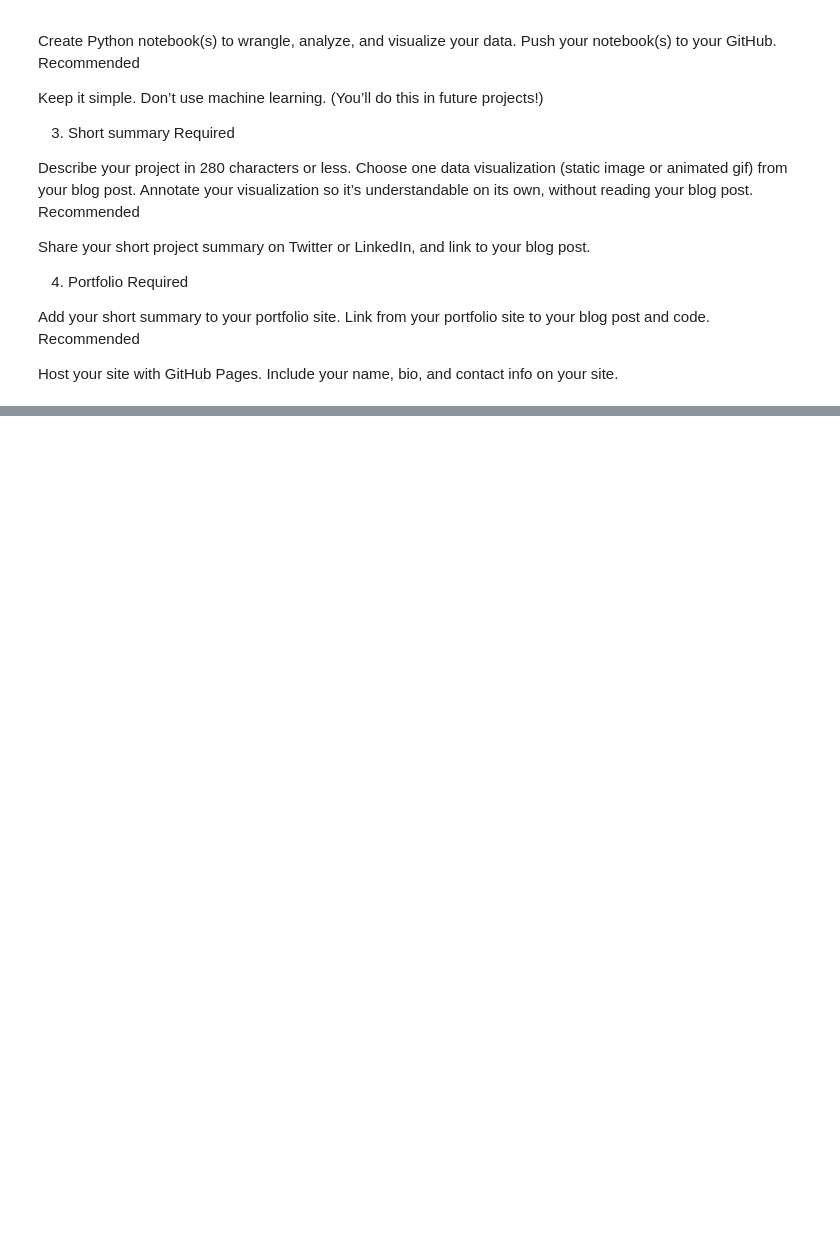
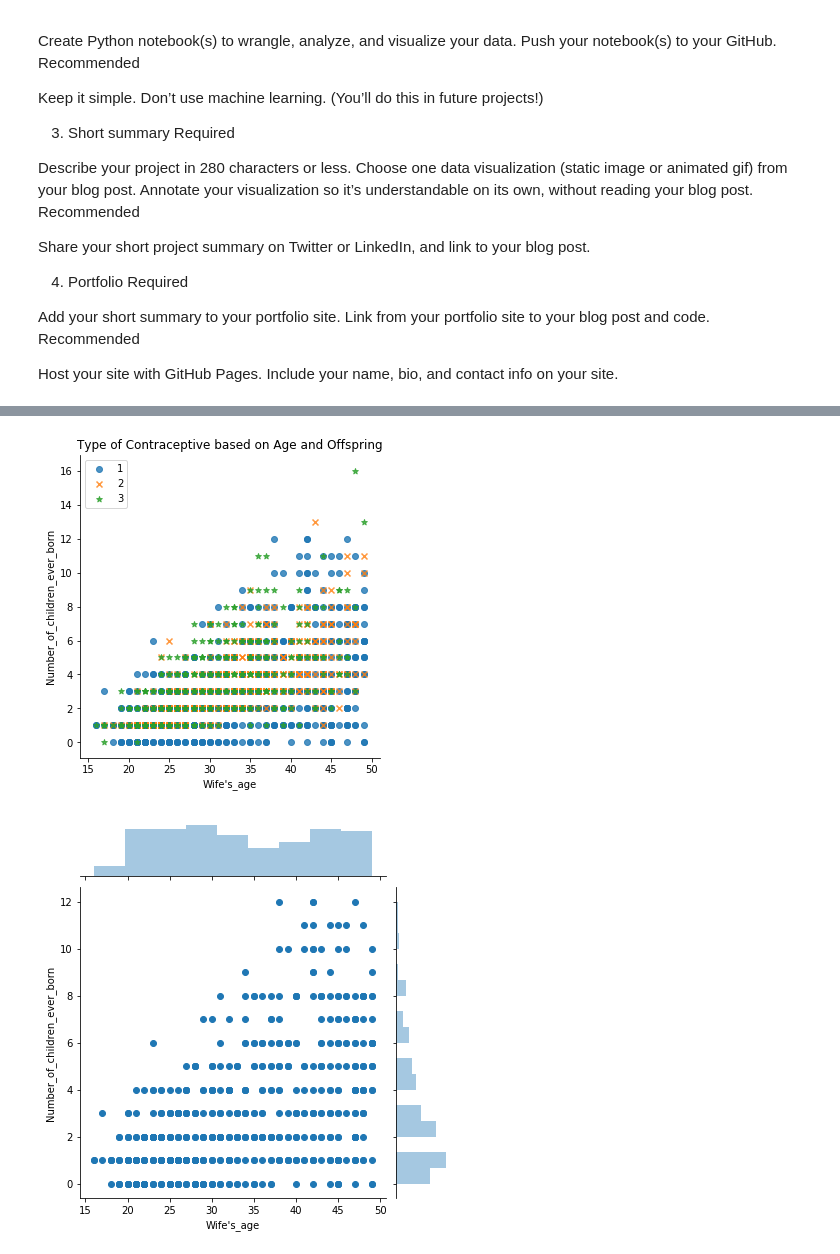
Before and after one commit to nvisagan/Project1, a Jupyter notebook: Contraceptive_Project.ipynb, the cells around one changed output, grey strips where cells are left out. Saved outputs shown, nothing was run; the diff lists cells and outputs as text; code cells hidden in the pictures; blank space fills up the shorter version.

```diff
--- a/Contraceptive_Project.ipynb
+++ b/Contraceptive_Project.ipynb
@@ -85,0 +94,12 @@ contraceptivedf.plot()
+# %%
+# Working with Contraceptive One use
+
+wcOne = contradf[(contradf["Contraceptive_method_used"] == 1)]
+
+
+#Drop the other except the work and # of children
+wcOne = wcOne.drop(["Wife's_education",
+                  "Husband's_education", "Wife's_religion", "Wife's_now_working?",
+                  "Husband's_occupation","Standard_of_living index",
+                  "Media_exposure","Missing_Attribute_Values"], axis=1)
+wcOne.describe()
@@ -85,0 +159,11 @@ contraceptivedf.plot()
+# %%
+#Look at graph where does the wife's age affect the type of contraceptive
+
+sns.lmplot(x= "Wife's_age", y="Number_of_children_ever_born", data=contradf, fit_reg=False, hue="Contraceptive_method_used",
+           legend=False,markers=["o", "x", "*",] )
+plt.legend(loc="best")
+plt.title("Type of Contraceptive based on Age and Offspring");
+sns.jointplot(x="Wife's_age", y="Number_of_children_ever_born", data=wcOne);
+# %% [output]
+[figure, added]
+[figure, added]
```
Also changed, not shown: parts of 13 cells of this notebook.
